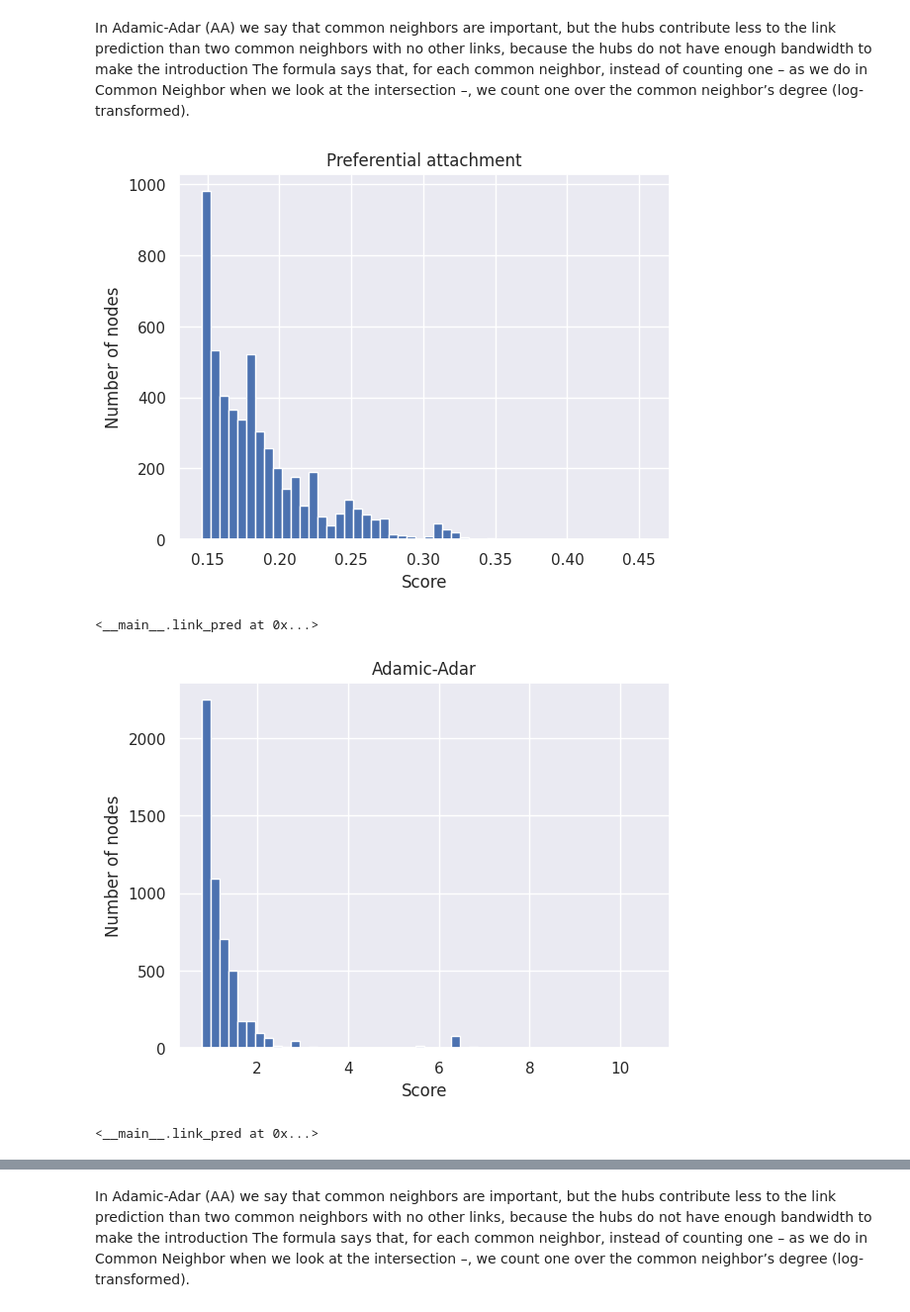
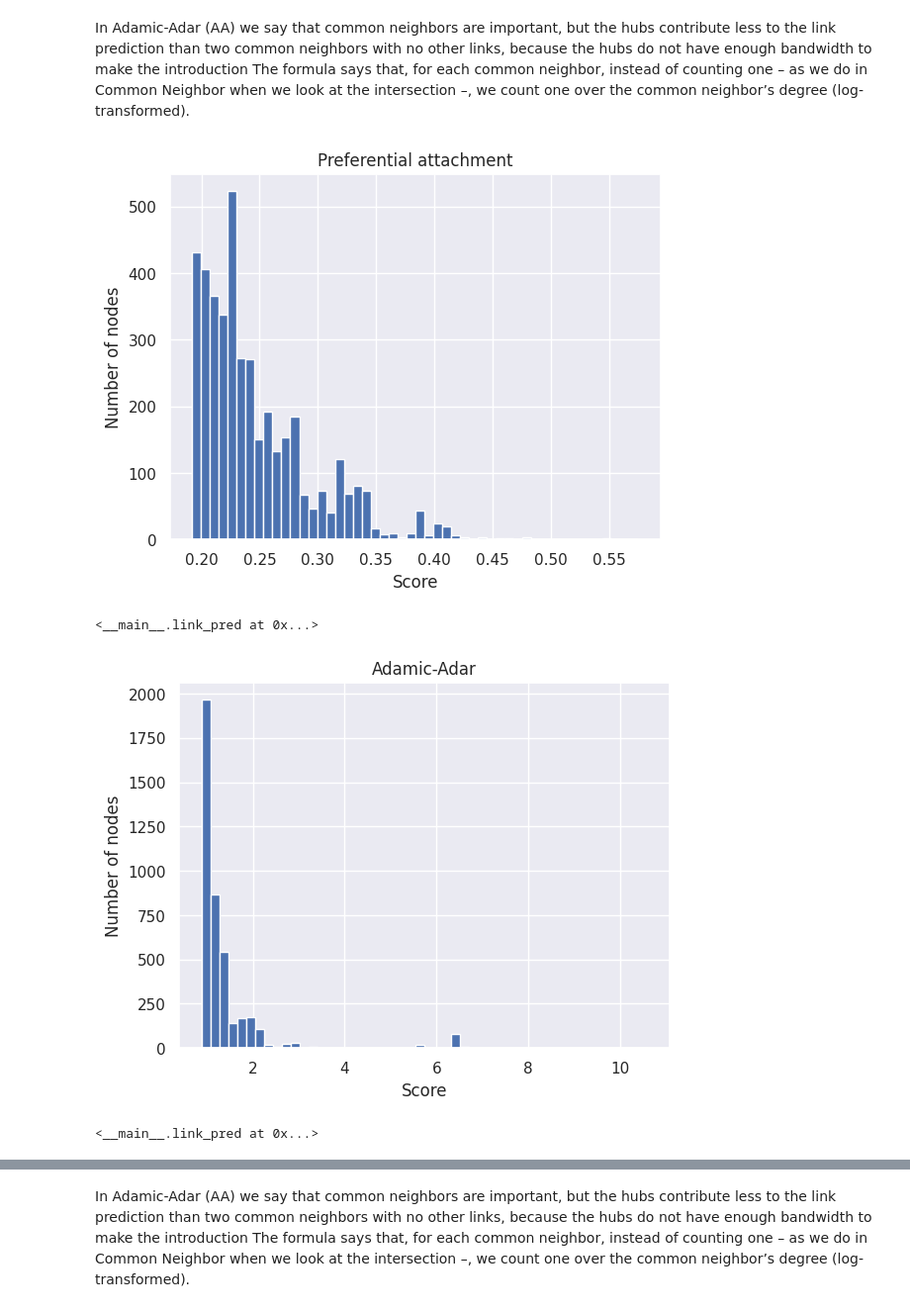
Before and after one commit to viggo-gascou/network-analysis, a Jupyter notebook: link_pred.ipynb, the cells around one changed output, grey strips where cells are left out. Shown: that part at 99% size. Drawn from its saved outputs; the diff is of its cells as text; code cells hidden in the pictures.

```diff
--- a/link_pred.ipynb
+++ b/link_pred.ipynb
@@ -154,14 +203,14 @@ class link_pred:
             s += f"({u}, {v}) -> {p:.8f}\n"
         return s
 # %%
-link_pred(graph = G, formula = "pref", n = G.number_of_nodes(), plot = True)
+link_pred(graph = LG, formula = "pref", n = LG.number_of_nodes(), plot = True)
 # %% [output]
-[figure, old version]
+[figure, new version]
 <__main__.link_pred at 0x...>
 # %%
-link_pred(graph = G, formula = "adamic", n = G.number_of_nodes(), plot = True)
+link_pred(graph = LG, formula = "adamic", n = LG.number_of_nodes(), plot = True)
 # %% [output]
-[figure, old version]
+[figure, new version]
 <__main__.link_pred at 0x...>
 # %%
 link_pred(graph = G, formula = "pref", n = G.number_of_nodes()).show()
```
Also changed, not shown: parts of 24 cells of this notebook, 1 other file.
